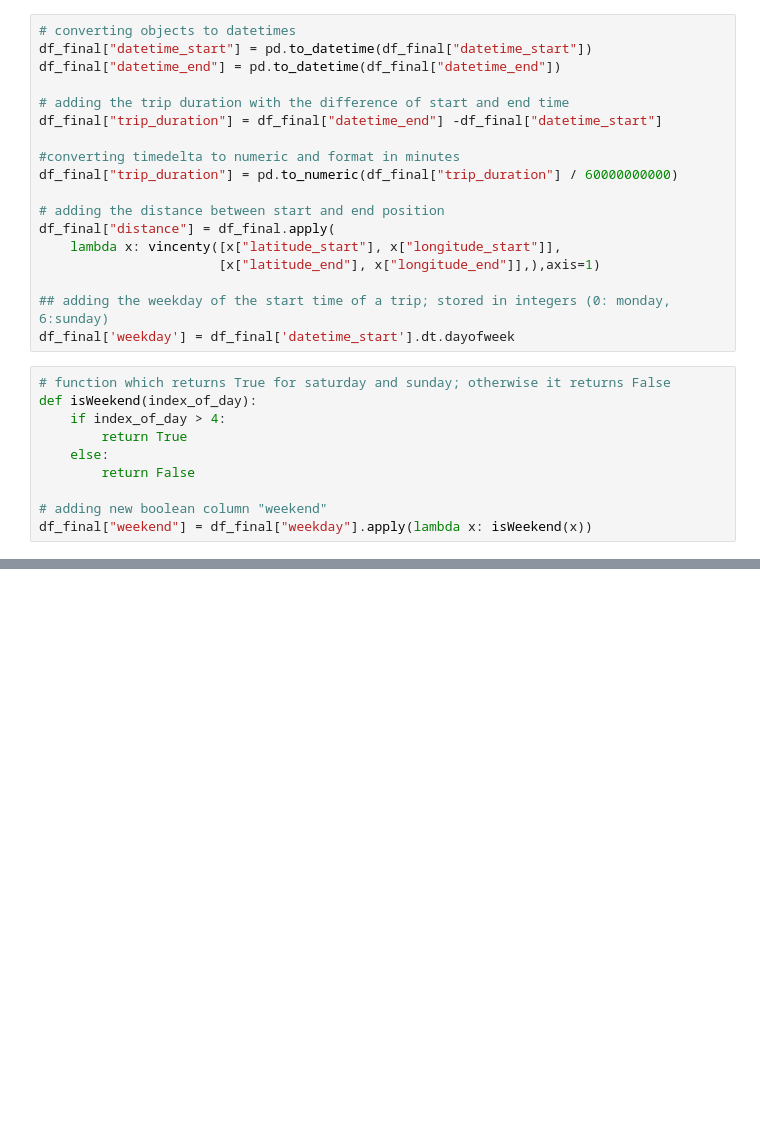
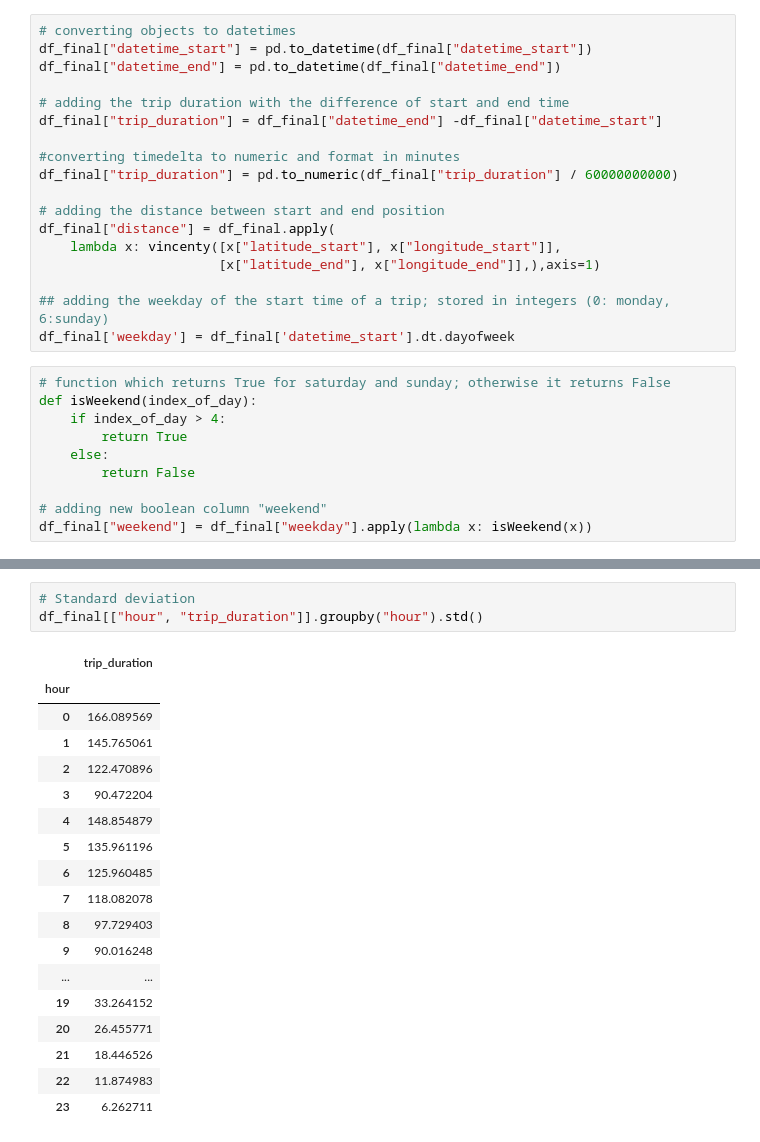
Before and after one commit to ey96/DataScienceBikesharing, a Jupyter notebook: PDS_dortmund_exploration.ipynb, the cells around one changed output, grey strips where cells are left out. Saved outputs shown, nothing was run; the diff lists cells and outputs as text; blank space fills up the shorter version.

```diff
--- a/PDS_dortmund_exploration.ipynb
+++ b/PDS_dortmund_exploration.ipynb
@@ -202,0 +316,22 @@ df_final
+# %%
+# Standard deviation
+df_final[["hour", "trip_duration"]].groupby("hour").std()
+# %% [output]
+|  | trip_duration |
+| hour |  |
+| 0 | 166.089569 |
+| 1 | 145.765061 |
+| 2 | 122.470896 |
+| 3 | 90.472204 |
+| 4 | 148.854879 |
+| 5 | 135.961196 |
+| 6 | 125.960485 |
+| 7 | 118.082078 |
+| 8 | 97.729403 |
+| 9 | 90.016248 |
+| ... | ... |
+| 19 | 33.264152 |
+| 20 | 26.455771 |
+| 21 | 18.446526 |
+| 22 | 11.874983 |
+| 23 | 6.262711 |
```
Also changed, not shown: parts of 14 cells of this notebook.
